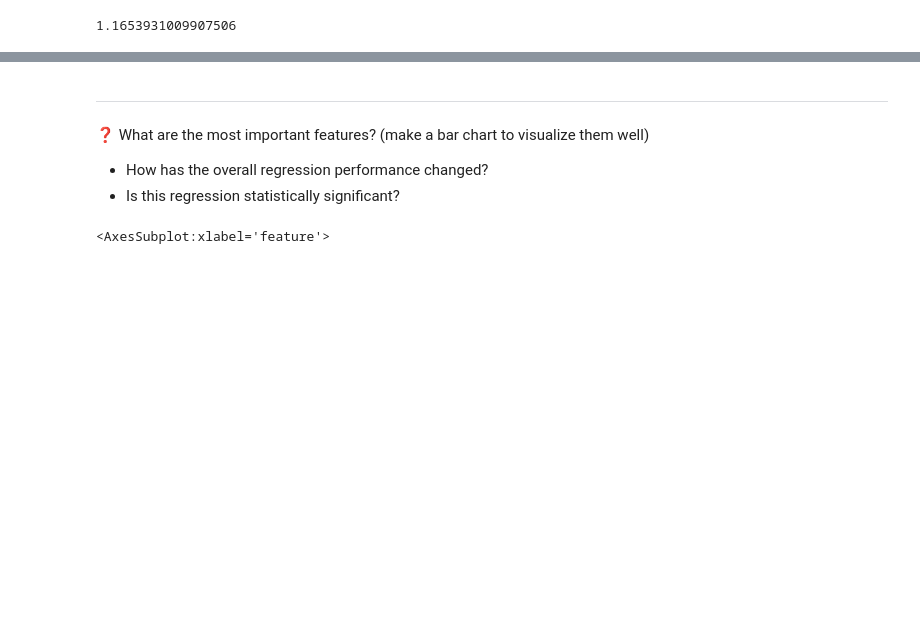
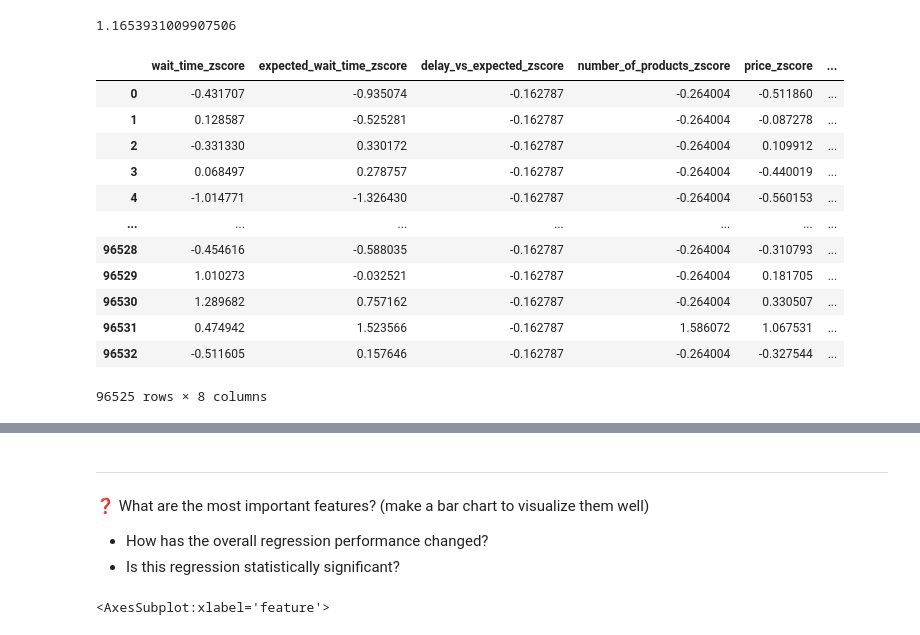
Before and after one commit to Nandosoq/nandoproject, a Jupyter notebook: 04-Decision-Science/03-Linear-Regression/01-Orders-Regression/orders_regression.ipynb, the cells around one changed output, grey strips where cells are left out. Saved outputs shown, nothing was run; the diff lists cells and outputs as text; code cells hidden in the pictures; blank space fills up the shorter version.

```diff
--- a/04-Decision-Science/03-Linear-Regression/01-Orders-Regression/orders_regression.ipynb
+++ b/04-Decision-Science/03-Linear-Regression/01-Orders-Regression/orders_regression.ipynb
@@ -206,17 +220,40 @@ vif_data
 1.1653931009907506
 # %%
 # standardize features (transform them into their respective z-scores)
+
+All = ['wait_time','expected_wait_time','delay_vs_expected',
+       'number_of_products','price','freight_value','distance_seller_customer']
+
+
+
+
 df = orders[All] #distance
 cols = list(df.columns)
 
 df[cols]
 
 df_zscore  = pd.DataFrame()
 
 for col in cols:
     col_zscore = col + '_zscore'
     df_zscore[col_zscore] = (df[col] - df[col].mean())/df[col].std()
 
 df_zscore['review_score'] = orders['review_score']
+
+df_zscore
+# %% [output]
+|  | wait_time_zscore | expected_wait_time_zscore | delay_vs_expected_zscore | number_of_products_zscore | price_zscore | ... |
+| 0 | -0.431707 | -0.935074 | -0.162787 | -0.264004 | -0.511860 | ... |
+| 1 | 0.128587 | -0.525281 | -0.162787 | -0.264004 | -0.087278 | ... |
+| 2 | -0.331330 | 0.330172 | -0.162787 | -0.264004 | 0.109912 | ... |
+| 3 | 0.068497 | 0.278757 | -0.162787 | -0.264004 | -0.440019 | ... |
+| 4 | -1.014771 | -1.326430 | -0.162787 | -0.264004 | -0.560153 | ... |
+| ... | ... | ... | ... | ... | ... | ... |
+| 96528 | -0.454616 | -0.588035 | -0.162787 | -0.264004 | -0.310793 | ... |
+| 96529 | 1.010273 | -0.032521 | -0.162787 | -0.264004 | 0.181705 | ... |
+| 96530 | 1.289682 | 0.757162 | -0.162787 | -0.264004 | 0.330507 | ... |
+| 96531 | 0.474942 | 1.523566 | -0.162787 | 1.586072 | 1.067531 | ... |
+| 96532 | -0.511605 | 0.157646 | -0.162787 | -0.264004 | -0.327544 | ... |
+96525 rows × 8 columns
 # %%
 # Create and train model4
```
Also changed, not shown: parts of 6 cells of this notebook.
